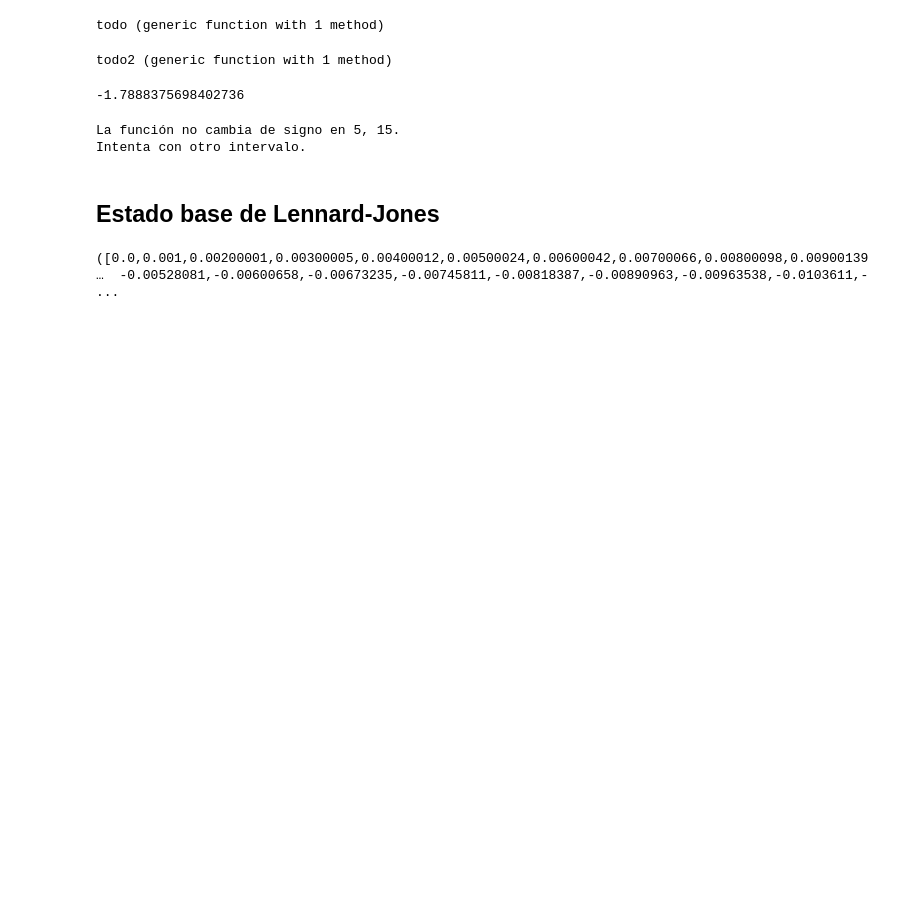
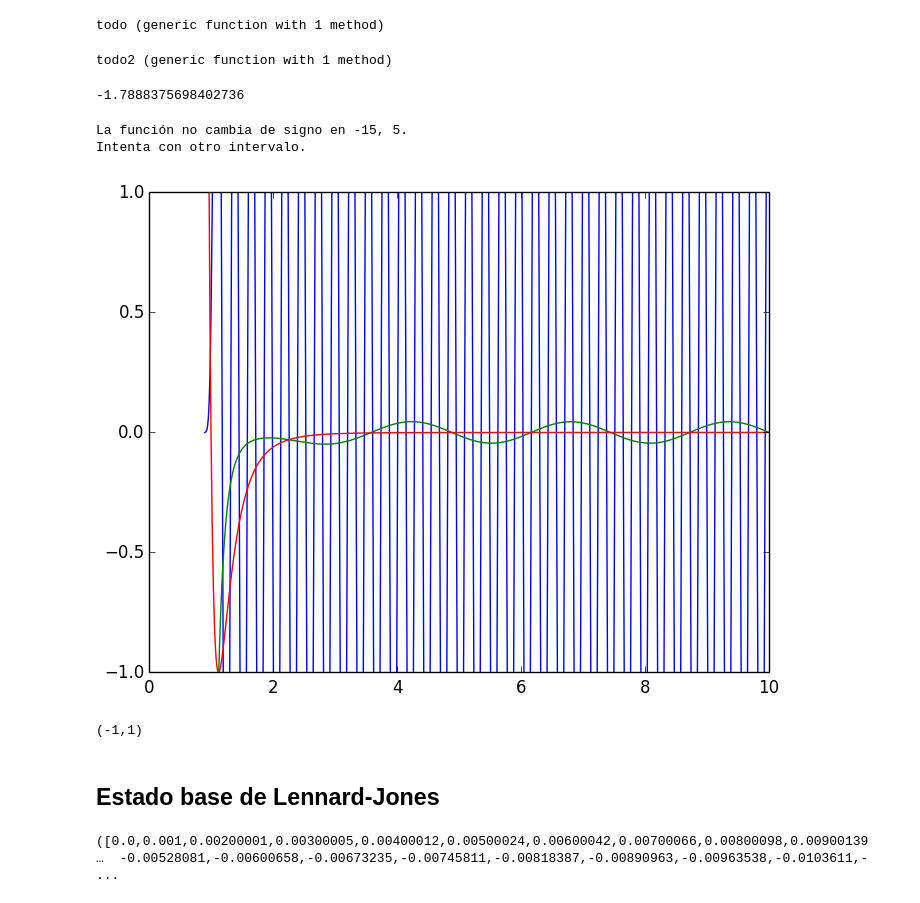
Before and after one commit to davidamaro/finalcompu, a Jupyter notebook: trabajo.ipynb, the cells around one changed output. Saved outputs shown, nothing was run; the diff lists cells and outputs as text; code cells hidden in the pictures; blank space fills up the shorter version.

```diff
--- a/trabajo.ipynb
+++ b/trabajo.ipynb
@@ -455,11 +455,25 @@ todo2(1000,0.,lj,.9,5)
 lj(x) = 4(1/x^12-1/x^6)
 N = 1000
 dx =1/N
-x = linspace(0.9,5,N)
-bisec(5,15,1,x->todo2(N,x,lj,.2,.3))
+x = linspace(0.9,10,N)
+E = bisec(-15,5,1,x->todo2(N,x,lj,0.9,10))
 # %% [output]
-La función no cambia de signo en 5, 15.
+La función no cambia de signo en -15, 5.
 Intenta con otro intervalo.
+# %%
+
+E = 500
+ψ_L = numerov_L(N, E, lj, 0.5, 10)
+ψ_R = numerov_R(N, E, lj, 0.5, 10)
+x = linspace(0.9,10,N)
+plot(x, ψ_L)
+plot(x, ψ_R)
+u = [lj(u) for u in x]
+plot(x, u)
+ylim(-1,1)
+# %% [output]
+[figure, added]
+(-1,1)
 # %% [markdown]
 ## Estado base de Lennard-Jones
 # %%
```
Also changed, not shown: parts of 11 cells of this notebook.
